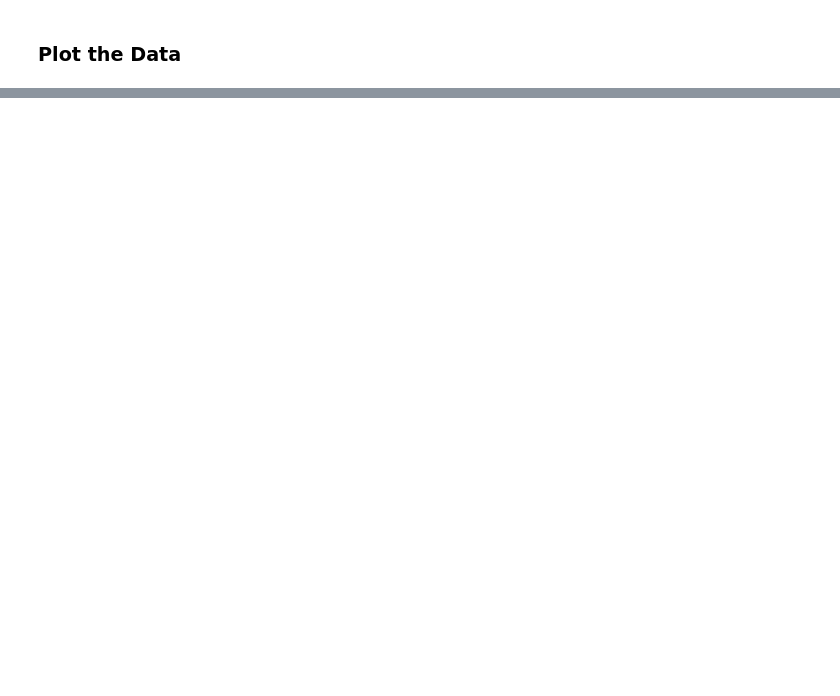
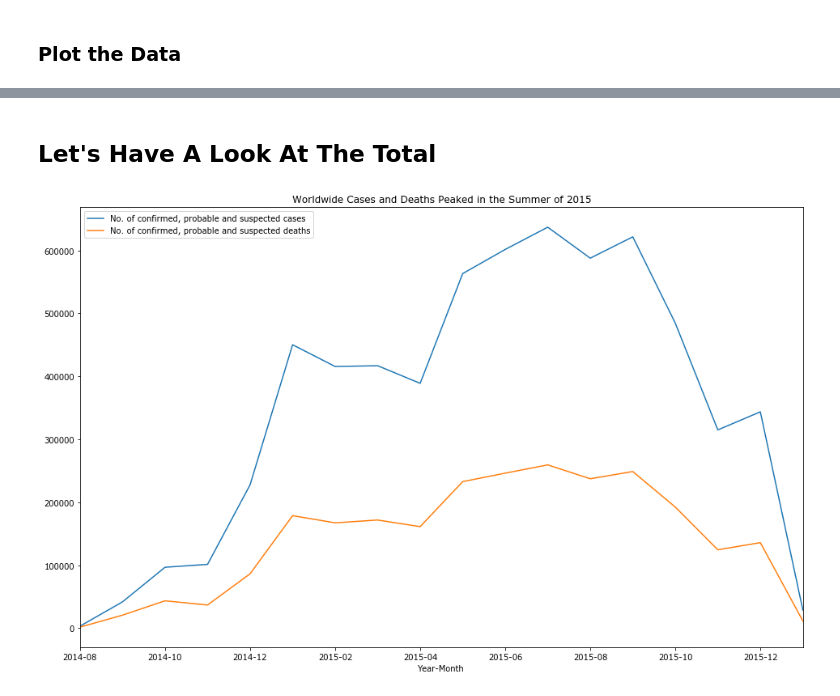
Before and after one commit to nmwhitehead/Ebola, a Jupyter notebook: Ebola.ipynb, the cells around one changed output, grey strips where cells are left out. Saved outputs shown, nothing was run; the diff lists cells and outputs as text; code cells hidden in the pictures; blank space fills up the shorter version.

```diff
--- a/Ebola.ipynb
+++ b/Ebola.ipynb
@@ -115,0 +118,15 @@ plot_all_cases_and_deaths(mali_data, 'Looks Like Ebola Only Effected 2 Countries
+# %% [markdown]
+## Let's Have A Look At The Total
+# %%
+# This enables a groupby that doesn't add up the same month of different years
+world_data['Year-Month'] = world_data['Date'].dt.to_period('M').astype(str)
+# %%
+monthly_world_data = pd.DataFrame(world_data['No. of confirmed, probable and suspected cases'].groupby(world_data['Year-Month']).sum())
+monthly_world_data['No. of confirmed, probable and suspected deaths'] = pd.DataFrame(world_data['No. of confirmed, probable and suspected deaths'].groupby(world_data['Year-Month']).sum())
+# %%
+monthly_world_data.plot(
+    figsize=(16,10),
+    title='Worldwide Cases and Deaths Peaked in the Summer of 2015'
+);
+# %% [output]
+[figure, added]
```
Also changed, not shown: parts of 14 cells of this notebook.
